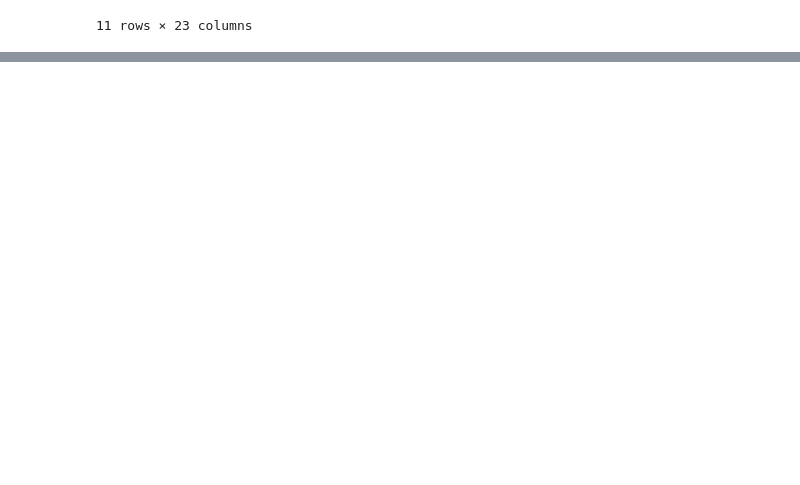
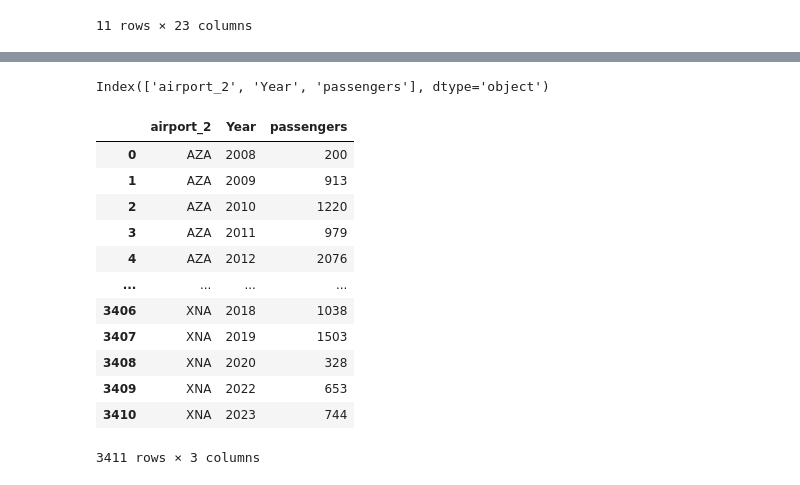
Before and after one commit to Ranabor/CDC-2024, a Jupyter notebook: basics.ipynb, the cells around one changed output, grey strips where cells are left out. Saved outputs shown, nothing was run; the diff lists cells and outputs as text; code cells hidden in the pictures; blank space fills up the shorter version.

```diff
--- a/basics.ipynb
+++ b/basics.ipynb
@@ -79,0 +83,18 @@ fare_low       -0.082080  0.828050  0.057286  1.000000
+# %%
+grouped_flight_stats = flight_stats.groupby(["airport_2", "Year"]).sum().reset_index()
+grouped_flight_stats
+# %% [output]
+Index(['airport_2', 'Year', 'passengers'], dtype='object')
+|  | airport_2 | Year | passengers |
+| 0 | AZA | 2008 | 200 |
+| 1 | AZA | 2009 | 913 |
+| 2 | AZA | 2010 | 1220 |
+| 3 | AZA | 2011 | 979 |
+| 4 | AZA | 2012 | 2076 |
+| ... | ... | ... | ... |
+| 3406 | XNA | 2018 | 1038 |
+| 3407 | XNA | 2019 | 1503 |
+| 3408 | XNA | 2020 | 328 |
+| 3409 | XNA | 2022 | 653 |
+| 3410 | XNA | 2023 | 744 |
+3411 rows × 3 columns
```
Also changed, not shown: parts of 6 cells of this notebook, 1 other file.
